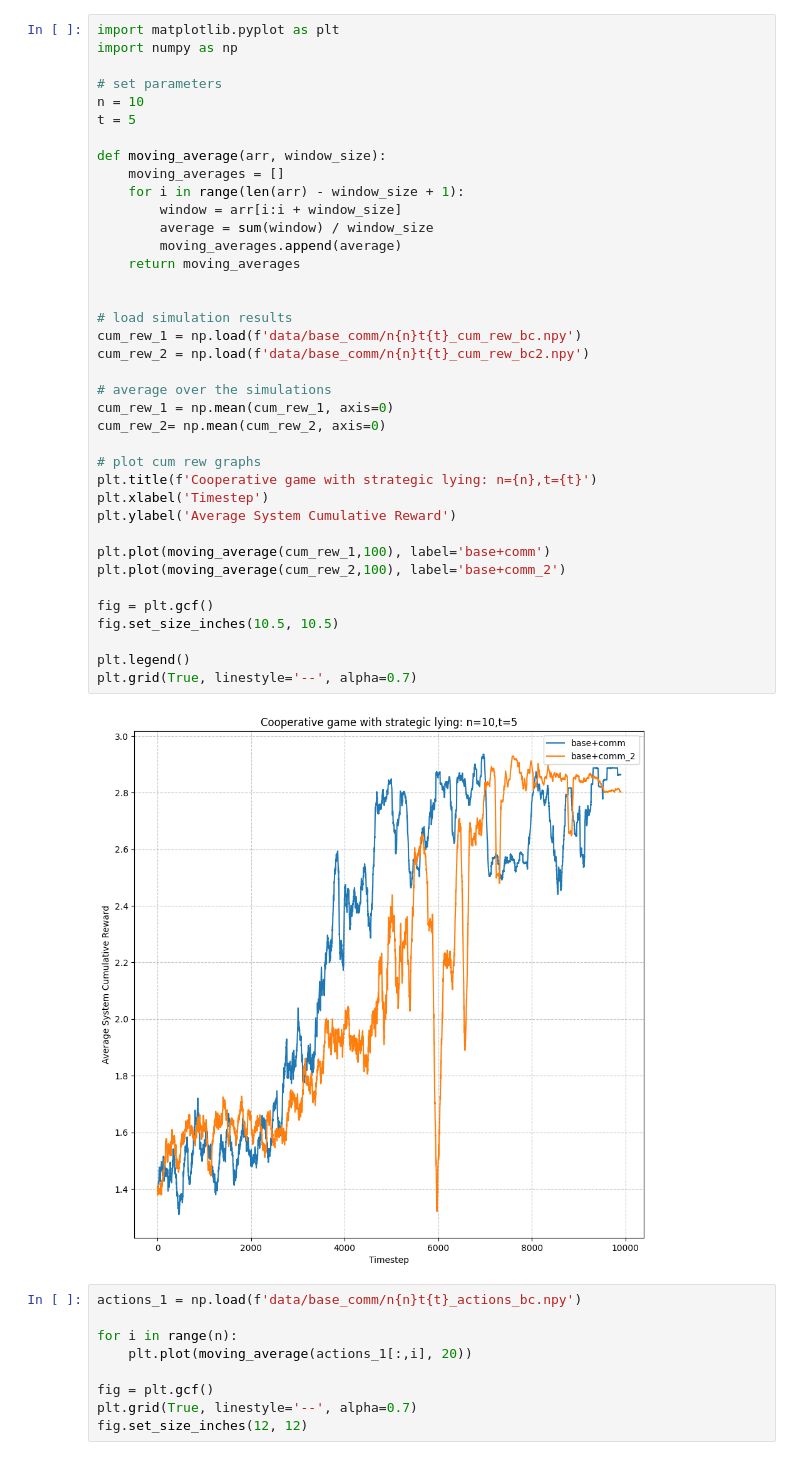
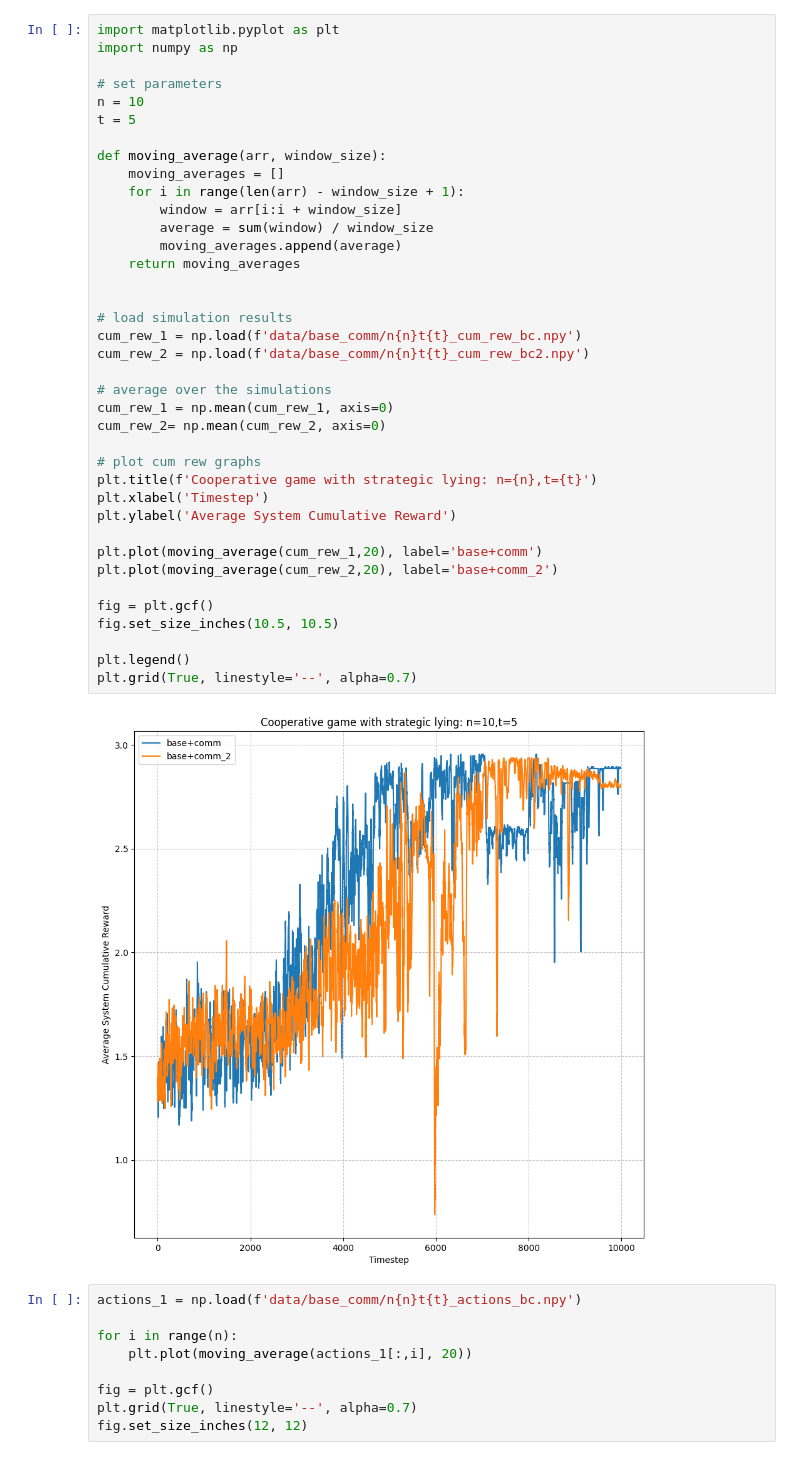
Before and after one commit to akhimoche/coop-form-marl, a Jupyter notebook: graph_test.ipynb, the cells around one changed output. Saved outputs shown, nothing was run; the diff lists cells and outputs as text.

```diff
--- a/graph_test.ipynb
+++ b/graph_test.ipynb
@@ -8,36 +8,36 @@ t = 5
 
 def moving_average(arr, window_size):
     moving_averages = []
     for i in range(len(arr) - window_size + 1):
         window = arr[i:i + window_size]
         average = sum(window) / window_size
         moving_averages.append(average)
     return moving_averages
 
 
 # load simulation results
 cum_rew_1 = np.load(f'data/base_comm/n{n}t{t}_cum_rew_bc.npy')
 cum_rew_2 = np.load(f'data/base_comm/n{n}t{t}_cum_rew_bc2.npy')
 
 # average over the simulations
 cum_rew_1 = np.mean(cum_rew_1, axis=0)
 cum_rew_2= np.mean(cum_rew_2, axis=0)
 
 # plot cum rew graphs
 plt.title(f'Cooperative game with strategic lying: n={n},t={t}')
 plt.xlabel('Timestep')
 plt.ylabel('Average System Cumulative Reward')
 
-plt.plot(moving_average(cum_rew_1,100), label='base+comm')
-plt.plot(moving_average(cum_rew_2,100), label='base+comm_2')
+plt.plot(moving_average(cum_rew_1,20), label='base+comm')
+plt.plot(moving_average(cum_rew_2,20), label='base+comm_2')
 
 fig = plt.gcf()
 fig.set_size_inches(10.5, 10.5)
 
 plt.legend()
 plt.grid(True, linestyle='--', alpha=0.7)
 # %% [output]
-[figure, old version]
+[figure, new version]
 # %%
 actions_1 = np.load(f'data/base_comm/n{n}t{t}_actions_bc.npy')
 
```
Also changed, not shown: parts of 1 cell of this notebook, 9 other files.
